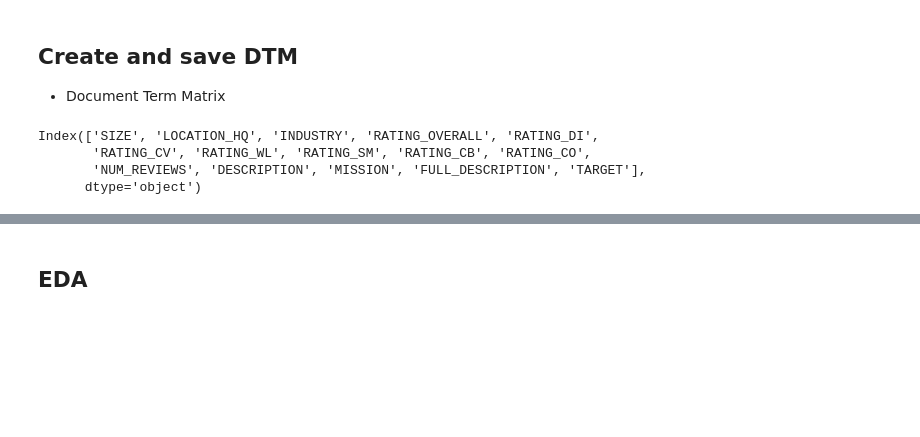
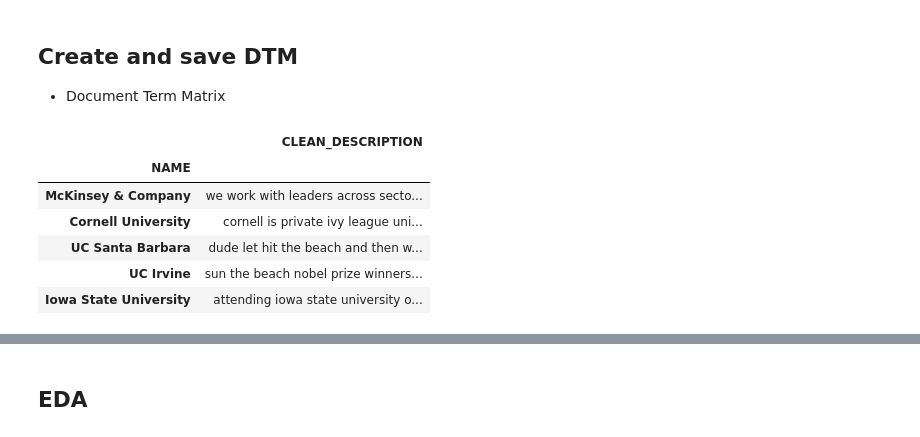
Before and after one commit to cierra4prez/NLP_Diversity_and_Inclusion, a Jupyter notebook: Cleaning.ipynb, the cells around one changed output, grey strips where cells are left out. Saved outputs shown, nothing was run; the diff lists cells and outputs as text; code cells hidden in the pictures; blank space fills up the shorter version.

```diff
--- a/Cleaning.ipynb
+++ b/Cleaning.ipynb
@@ -246,7 +295,0 @@ memory usage: 240.5+ KB
-# %%
-data.columns
-# %% [output]
-Index(['SIZE', 'LOCATION_HQ', 'INDUSTRY', 'RATING_OVERALL', 'RATING_DI',
-       'RATING_CV', 'RATING_WL', 'RATING_SM', 'RATING_CB', 'RATING_CO',
-       'NUM_REVIEWS', 'DESCRIPTION', 'MISSION', 'FULL_DESCRIPTION', 'TARGET'],
-      dtype='object')
@@ -265,0 +300,10 @@ Index(['SIZE', 'LOCATION_HQ', 'INDUSTRY', 'RATING_OVERALL', 'RATING_DI',
+# %%
+data_clean.head()
+# %% [output]
+|  | CLEAN_DESCRIPTION |
+| NAME |  |
+| McKinsey & Company | we work with leaders across secto... |
+| Cornell University | cornell is private ivy league uni... |
+| UC Santa Barbara | dude let hit the beach and then w... |
+| UC Irvine | sun the beach nobel prize winners... |
+| Iowa State University | attending iowa state university o... |
```
Also changed, not shown: parts of 37 cells of this notebook, 9 other files.
